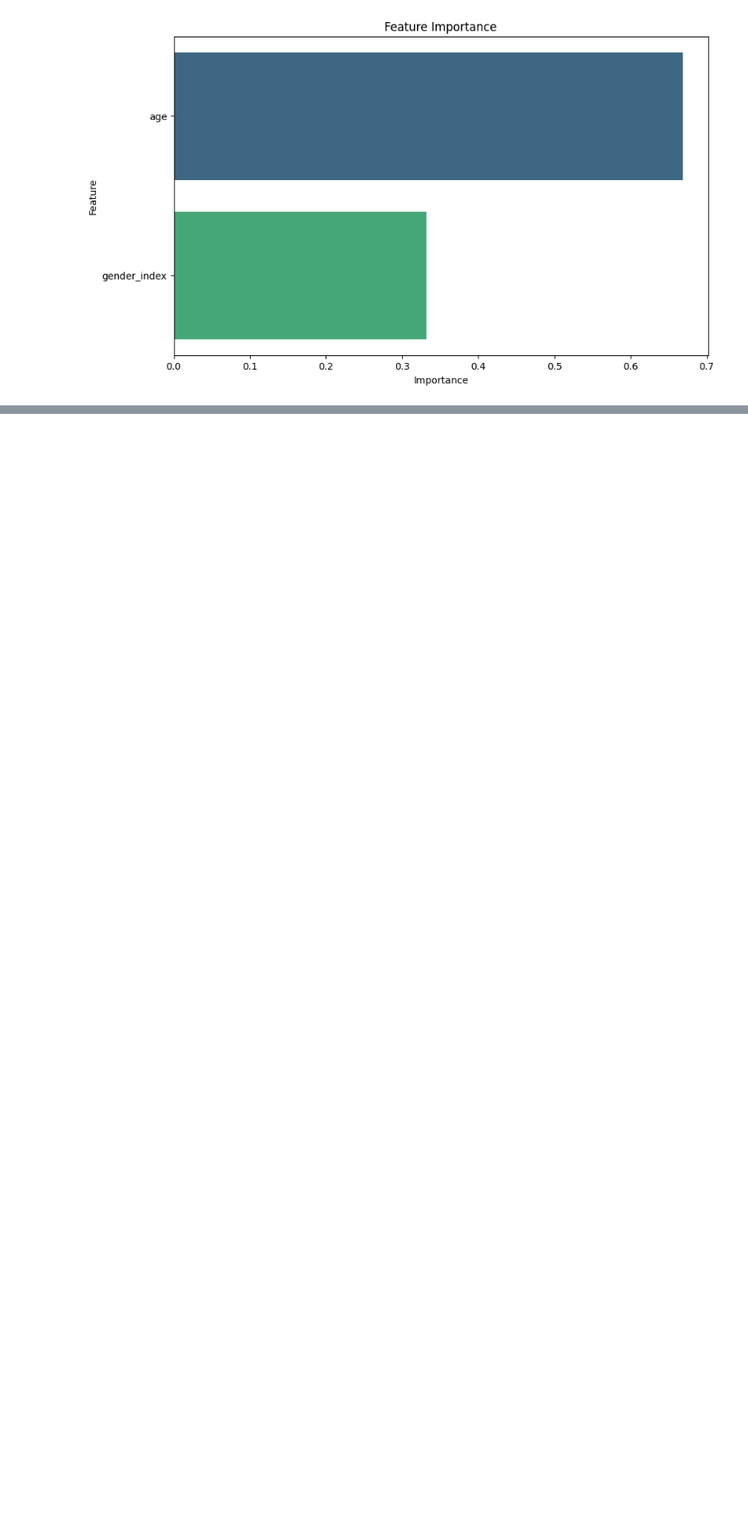
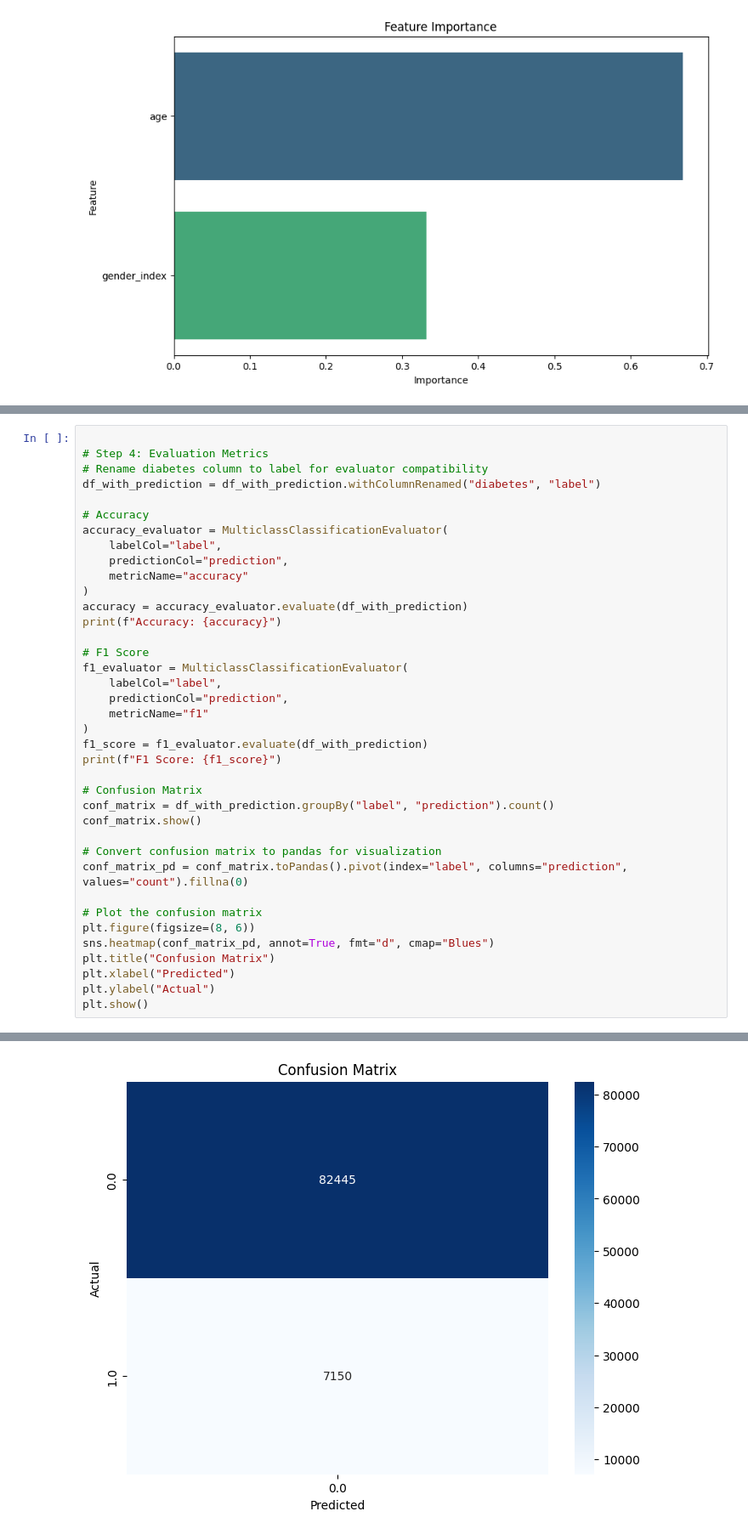
Before and after one commit to alankriti-dubey/DIC-Project, a Jupyter notebook: DIC_Phase_3.ipynb, the cells around one changed output, grey strips where cells are left out. Shown at 85% size. Saved outputs shown, nothing was run; the diff lists cells and outputs as text; blank space fills up the shorter version.

```diff
--- a/DIC_Phase_3.ipynb
+++ b/DIC_Phase_3.ipynb
@@ -498,0 +783,39 @@ plt.show()
+# %%
+
+# Step 4: Evaluation Metrics
+# Rename diabetes column to label for evaluator compatibility
+df_with_prediction = df_with_prediction.withColumnRenamed("diabetes", "label")
+
+# Accuracy
+accuracy_evaluator = MulticlassClassificationEvaluator(
+    labelCol="label",
+    predictionCol="prediction",
+    metricName="accuracy"
+)
+accuracy = accuracy_evaluator.evaluate(df_with_prediction)
+print(f"Accuracy: {accuracy}")
+
+# F1 Score
+f1_evaluator = MulticlassClassificationEvaluator(
+    labelCol="label",
+    predictionCol="prediction",
+    metricName="f1"
+)
+f1_score = f1_evaluator.evaluate(df_with_prediction)
+print(f"F1 Score: {f1_score}")
+
+# Confusion Matrix
+conf_matrix = df_with_prediction.groupBy("label", "prediction").count()
+conf_matrix.show()
+
+# Convert confusion matrix to pandas for visualization
+conf_matrix_pd = conf_matrix.toPandas().pivot(index="label", columns="prediction", values="count").fillna(0)
+
+# Plot the confusion matrix
+plt.figure(figsize=(8, 6))
+sns.heatmap(conf_matrix_pd, annot=True, fmt="d", cmap="Blues")
+plt.title("Confusion Matrix")
+plt.xlabel("Predicted")
+plt.ylabel("Actual")
+plt.show()
+# %% [output]
@@ -498,0 +830 @@ plt.show()
+[figure, added]
```
Also changed, not shown: parts of 19 cells of this notebook.
